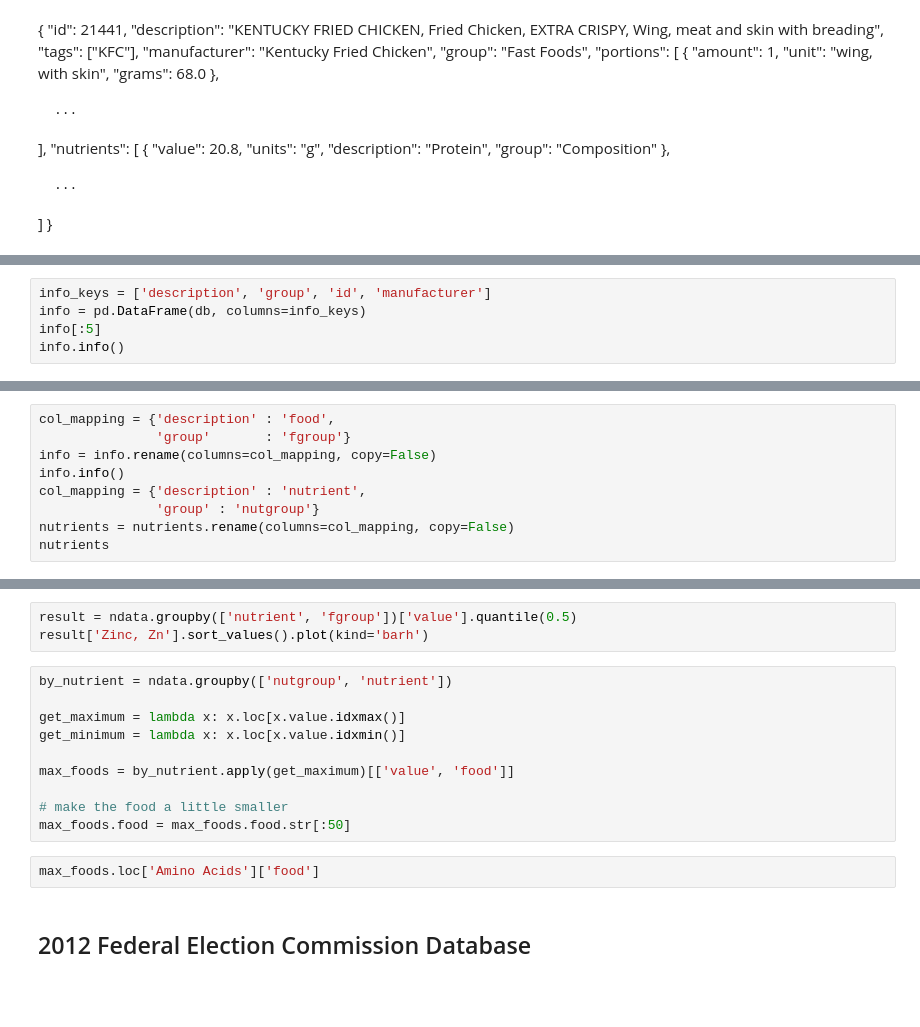
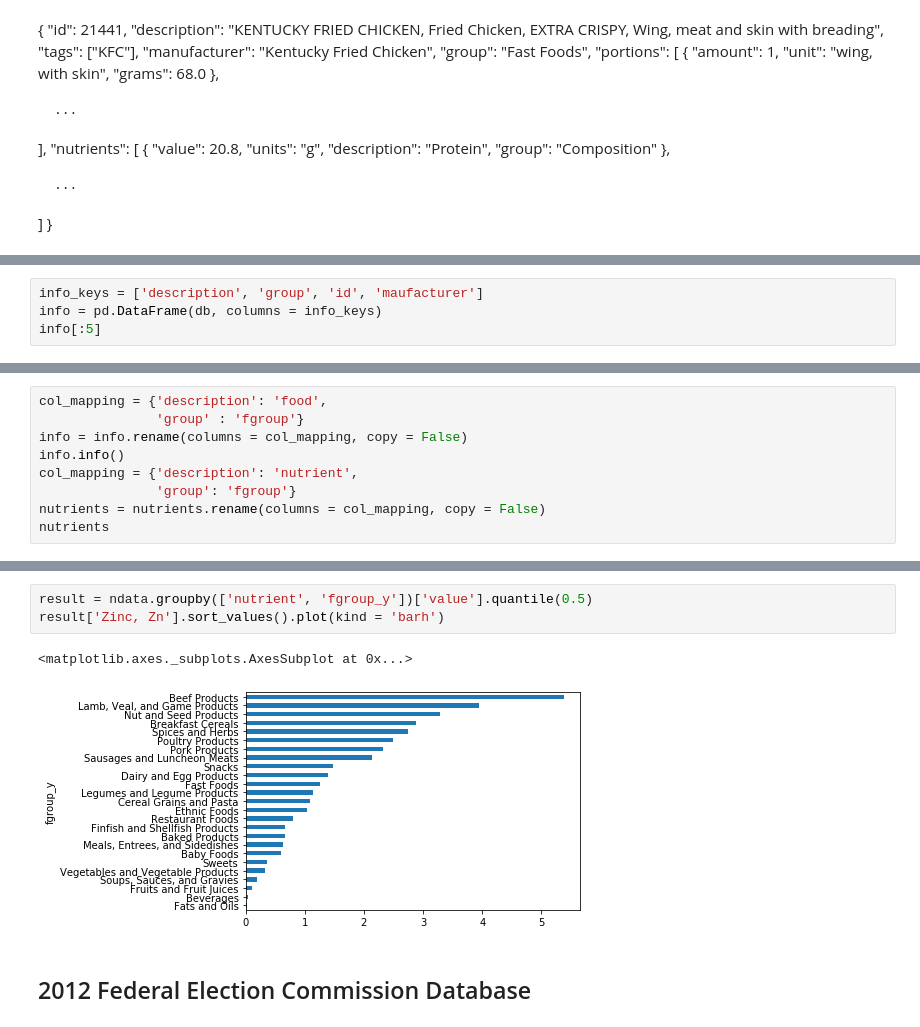
Before and after one commit to brijrajgohil/DataScienceProjects, a Jupyter notebook: BookPythonForDataAnalysis2ndEd/Main.ipynb, the cells around one changed output, grey strips where cells are left out. Cells and saved outputs as stored; diff of their text form; blank space fills up the shorter version.

```diff
--- a/BookPythonForDataAnalysis2ndEd/Main.ipynb
+++ b/BookPythonForDataAnalysis2ndEd/Main.ipynb
@@ -956,5 +982,4 @@ nutrients[:7]
 # %%
-info_keys = ['description', 'group', 'id', 'manufacturer']
-info = pd.DataFrame(db, columns=info_keys)
+info_keys = ['description', 'group', 'id', 'maufacturer']
+info = pd.DataFrame(db, columns = info_keys)
 info[:5]
-info.info()
@@ -976,10 +1046,10 @@ nutrients.duplicated().sum()  # number of duplicates
 nutrients = nutrients.drop_duplicates()
 # %%
-col_mapping = {'description' : 'food',
-               'group'       : 'fgroup'}
-info = info.rename(columns=col_mapping, copy=False)
+col_mapping = {'description': 'food',
+               'group' : 'fgroup'}
+info = info.rename(columns = col_mapping, copy = False)
 info.info()
-col_mapping = {'description' : 'nutrient',
-               'group' : 'nutgroup'}
-nutrients = nutrients.rename(columns=col_mapping, copy=False)
+col_mapping = {'description': 'nutrient',
+               'group': 'fgroup'}
+nutrients = nutrients.rename(columns = col_mapping, copy = False)
 nutrients
@@ -992,18 +1110,9 @@ fig = plt.figure()
 # %%
-result = ndata.groupby(['nutrient', 'fgroup'])['value'].quantile(0.5)
-result['Zinc, Zn'].sort_values().plot(kind='barh')
+result = ndata.groupby(['nutrient', 'fgroup_y'])['value'].quantile(0.5)
+result['Zinc, Zn'].sort_values().plot(kind = 'barh')
+# %% [output]
+<matplotlib.axes._subplots.AxesSubplot at 0x...>
+[figure, added]
-# %%
-by_nutrient = ndata.groupby(['nutgroup', 'nutrient'])
-
-get_maximum = lambda x: x.loc[x.value.idxmax()]
-get_minimum = lambda x: x.loc[x.value.idxmin()]
-
-max_foods = by_nutrient.apply(get_maximum)[['value', 'food']]
-
-# make the food a little smaller
-max_foods.food = max_foods.food.str[:50]
-# %%
-max_foods.loc['Amino Acids']['food']
 # %% [markdown]
 ## 2012 Federal Election Commission Database
 # %%
```
Also changed, not shown: parts of 37 cells of this notebook.
